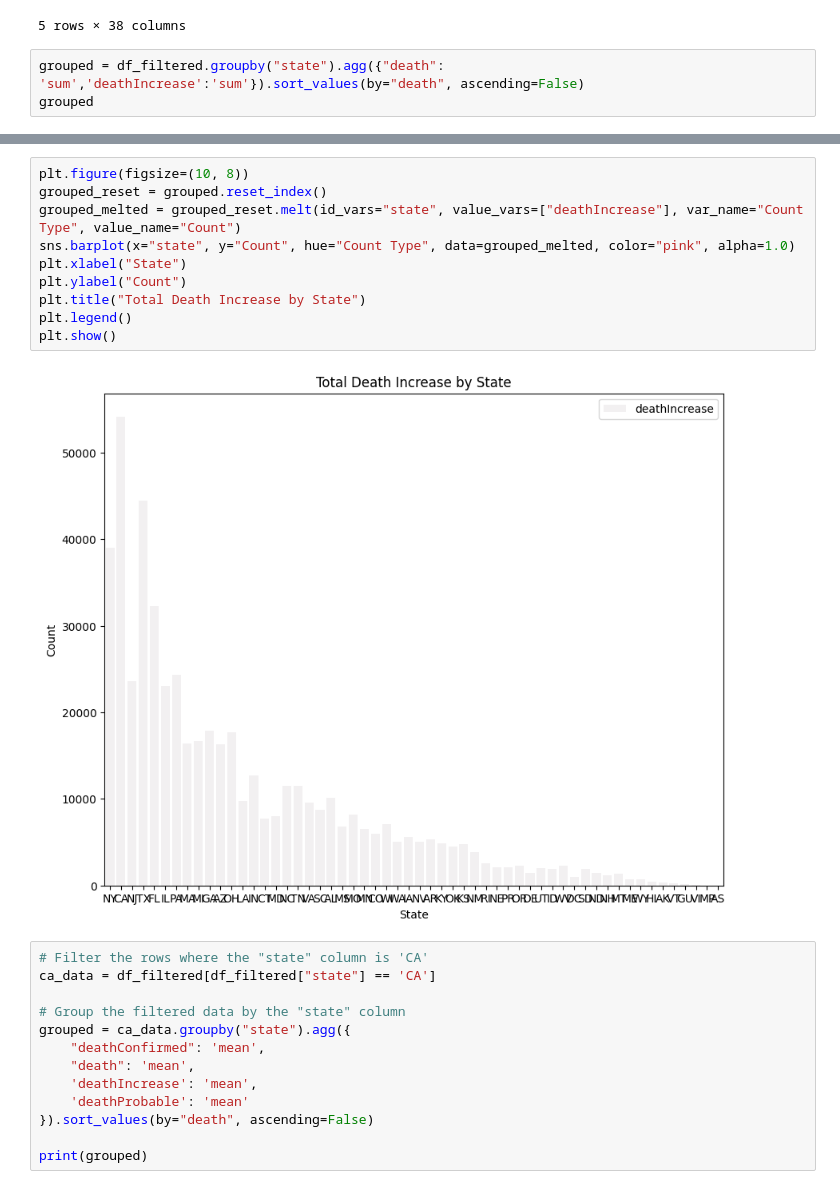
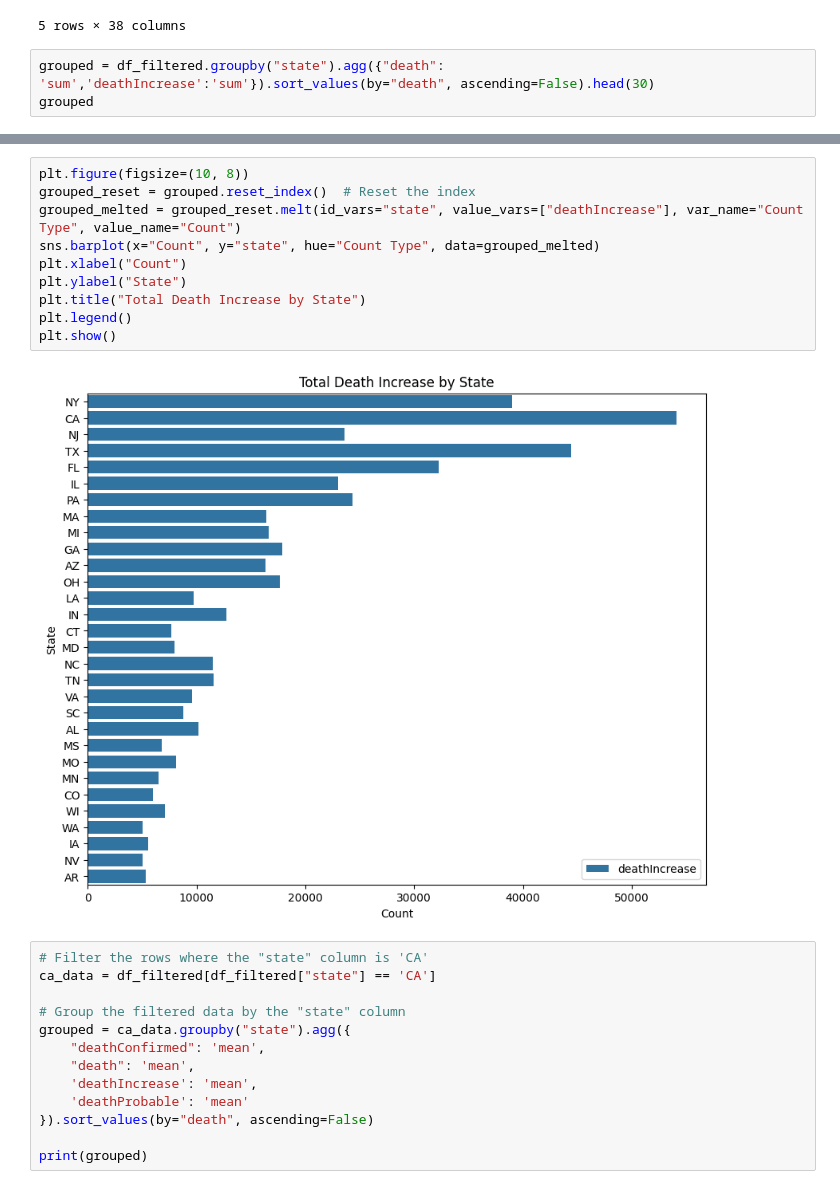
Before and after one commit to AI-School-F5-P2/Covid-3, a Jupyter notebook: Covid1.ipynb, the cells around one changed output, grey strips where cells are left out. Drawn from its saved outputs; the diff is of its cells as text.

```diff
--- a/Covid1.ipynb
+++ b/Covid1.ipynb
@@ -179,7 +115,7 @@ df_filtered.head()
 | 4 | 20210307 | AZ | 826454.0 | 56519.0 | 3073010.0 | 7908105.0 | 963.0 | ... |
 5 rows × 38 columns
 # %%
-grouped = df_filtered.groupby("state").agg({"death": 'sum','deathIncrease':'sum'}).sort_values(by="death", ascending=False)
+grouped = df_filtered.groupby("state").agg({"death": 'sum','deathIncrease':'sum'}).sort_values(by="death", ascending=False).head(30)
 grouped
 # %% [output]
 |  | death | deathIncrease |
@@ -215,15 +163,15 @@ plt.show()
 # %%
 plt.figure(figsize=(10, 8))
-grouped_reset = grouped.reset_index()
+grouped_reset = grouped.reset_index()  # Reset the index
 grouped_melted = grouped_reset.melt(id_vars="state", value_vars=["deathIncrease"], var_name="Count Type", value_name="Count")
-sns.barplot(x="state", y="Count", hue="Count Type", data=grouped_melted, color="pink", alpha=1.0)
-plt.xlabel("State")
-plt.ylabel("Count")
+sns.barplot(x="Count", y="state", hue="Count Type", data=grouped_melted)
+plt.xlabel("Count")
+plt.ylabel("State")
 plt.title("Total Death Increase by State")
 plt.legend()
 plt.show()
 # %% [output]
-[figure, old version]
+[figure, new version]
 # %%
 # Filter the rows where the "state" column is 'CA'
 ca_data = df_filtered[df_filtered["state"] == 'CA']
```
Also changed, not shown: parts of 7 cells of this notebook, 1 other file.
